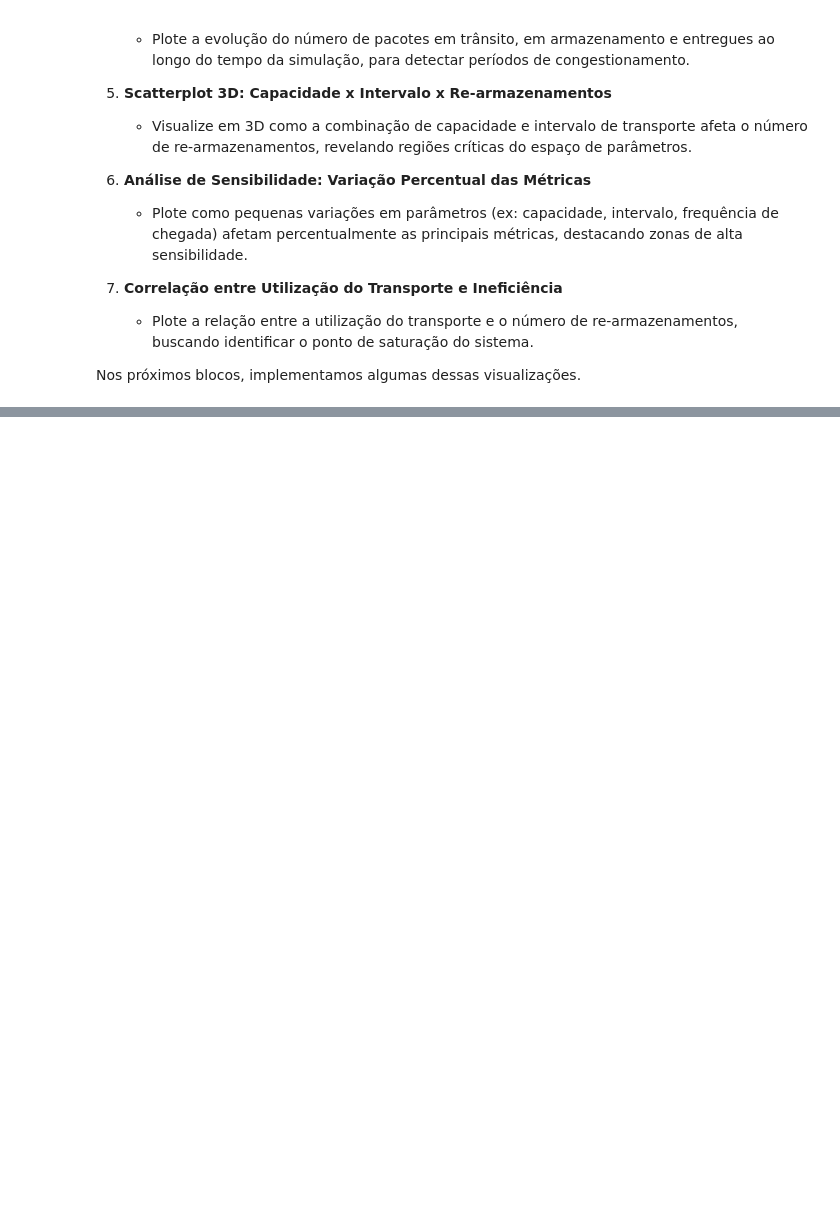
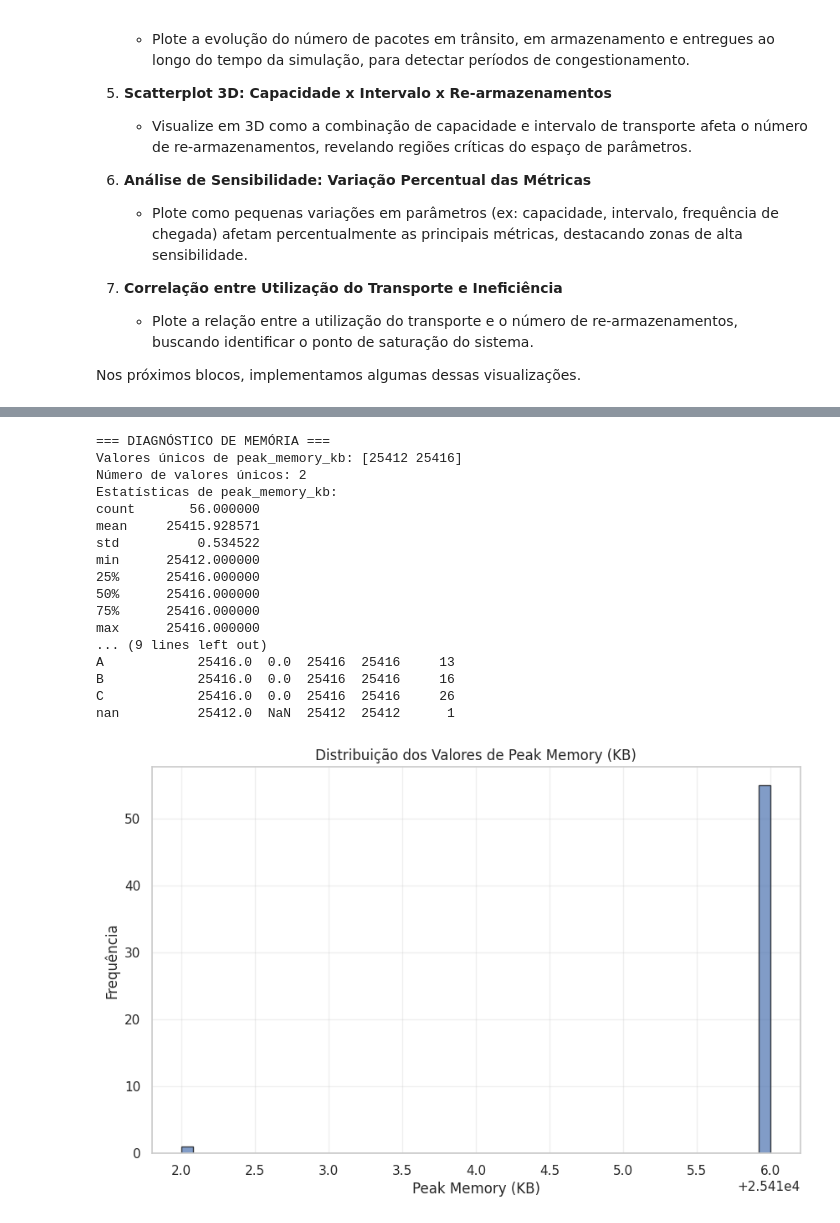
Before and after one commit to PolloHacker/TP2-ED, a Jupyter notebook: python/exp.ipynb, the cells around one changed output, grey strips where cells are left out. Drawn from its saved outputs; the diff is of its cells as text; code cells hidden in the pictures; blank space fills up the shorter version.

```diff
--- a/python/exp.ipynb
+++ b/python/exp.ipynb
@@ -460,2 +460,57 @@ plt.show()
 [figure]
 [figure]
+# %%
+# Diagnóstico: Investigar o problema com peak_memory_kb
+print("=== DIAGNÓSTICO DE MEMÓRIA ===")
+print(f"Valores únicos de peak_memory_kb: {df['peak_memory_kb'].unique()}")
+print(f"Número de valores únicos: {df['peak_memory_kb'].nunique()}")
+print(f"Estatísticas de peak_memory_kb:")
+print(df['peak_memory_kb'].describe())
+
+# Verificar se há correlação entre memória e outros parâmetros
+print(f"\nCorrelação peak_memory_kb vs numero_armazens: {df['peak_memory_kb'].corr(df['numero_armazens'])}")
+print(f"Correlação peak_memory_kb vs packages_moved: {df['peak_memory_kb'].corr(df['packages_moved'])}")
+print(f"Correlação peak_memory_kb vs execution_time: {df['peak_memory_kb'].corr(df['execution_time'])}")
+
+# Verificar distribuição por experimento
+print(f"\nMemória por experimento:")
+memory_by_exp = df.groupby('Experimento')['peak_memory_kb'].agg(['mean', 'std', 'min', 'max', 'count'])
+print(memory_by_exp)
+
+# Plotar histograma da memória
+plt.figure(figsize=(10,6))
+plt.hist(df['peak_memory_kb'], bins=50, edgecolor='black', alpha=0.7)
+plt.title('Distribuição dos Valores de Peak Memory (KB)')
+plt.xlabel('Peak Memory (KB)')
+plt.ylabel('Frequência')
+plt.grid(True, alpha=0.3)
+plt.show()
+
+# Verificar se há variação por número de armazéns
+if not df['numero_armazens'].isna().all():
+    plt.figure(figsize=(10,6))
+    sns.scatterplot(data=df.dropna(subset=['numero_armazens']), x='numero_armazens', y='peak_memory_kb', hue='Experimento')
+    plt.title('Peak Memory vs Número de Armazéns')
+    plt.xlabel('Número de Armazéns')
+    plt.ylabel('Peak Memory (KB)')
+    plt.grid(True, alpha=0.3)
+    plt.show()
+# %% [output]
+=== DIAGNÓSTICO DE MEMÓRIA ===
+Valores únicos de peak_memory_kb: [25412 25416]
+Número de valores únicos: 2
+Estatísticas de peak_memory_kb:
+count       56.000000
+mean     25415.928571
+std          0.534522
+min      25412.000000
+25%      25416.000000
+50%      25416.000000
+75%      25416.000000
+max      25416.000000
+... (9 lines left out)
+A            25416.0  0.0  25416  25416     13
+B            25416.0  0.0  25416  25416     16
+C            25416.0  0.0  25416  25416     26
+nan          25412.0  NaN  25412  25412      1
+[figure, added]
```
Also changed, not shown: parts of 5 cells of this notebook, 3 other files.
